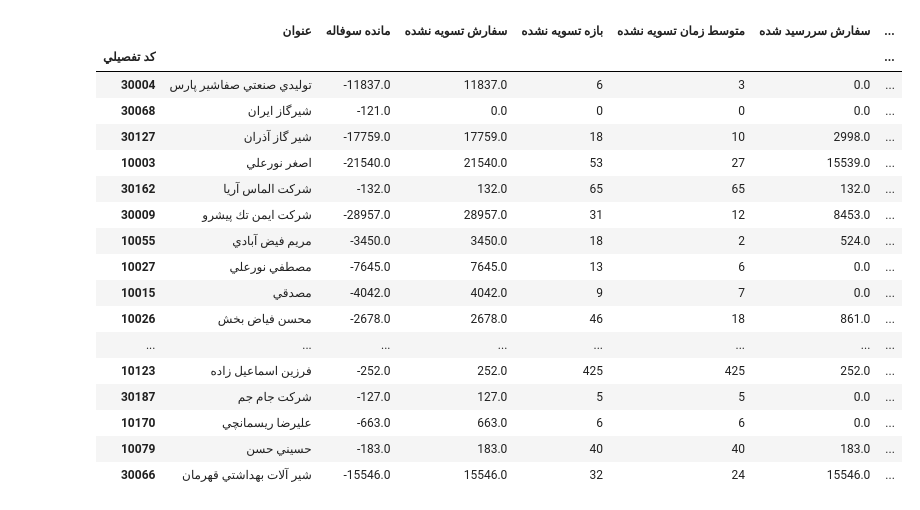
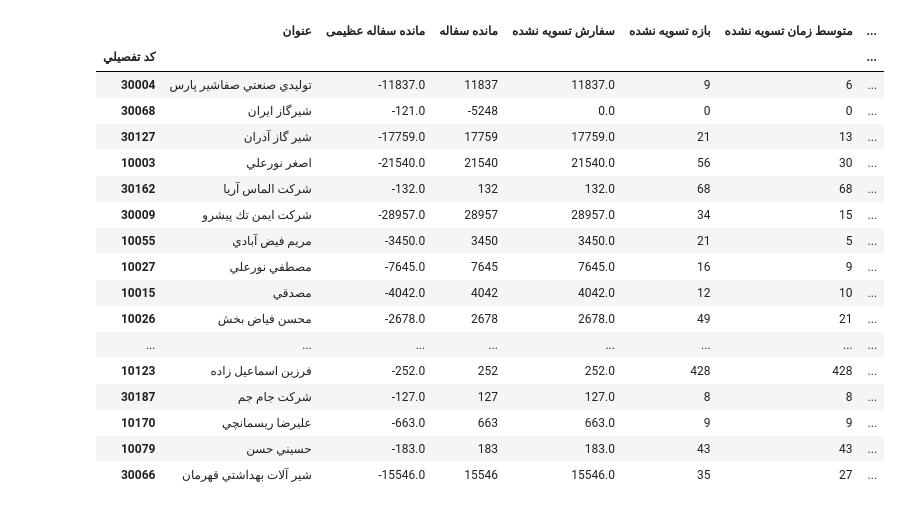
Before and after one commit to SahandSM/Chips_Report, a Jupyter notebook: main.ipynb, the cells around one changed output. Saved outputs shown, nothing was run; the diff lists cells and outputs as text; code cells hidden in the pictures.

```diff
--- a/main.ipynb
+++ b/main.ipynb
@@ -53,3 +49,11 @@ credit_in_days = 15
+# %%
+# set end date
+report_end_date = pd.Timestamp.now()
+# report_end_date = pd.to_datetime('2024-06-29')
+
+collective = collective[collective['تاريخ میلادی']<= report_end_date]
+
+credit_in_days = 15
 # %%
 collective['روز از ارسال سفارش تسویه نشده'] = pd.Timedelta(days=0)
 collective.loc[collective['سفارش تسویه نشده']>0,'روز از ارسال سفارش تسویه نشده'] = report_end_date - collective['تاريخ میلادی']
@@ -79,6 +97,8 @@ excel_file_path = 'Excel_report/collective.xlsx'
 # %%
 group_by_cust = collective.groupby('کد ردیابی',group_keys=False)
 group_by_cust_sum = group_by_cust.sum(numeric_only=True)
+group_by_cust_sum.loc[30068]
+group_by_cust_sum['مانده سفاله'] = (group_by_cust_sum['بدهکار'] - group_by_cust_sum['بستانکار']).round(0).fillna(0).astype(int)
 group_by_cust_sum['متوسط زمان تسویه نشده'] = (group_by_cust_sum['تسویه نشده × روز از ارسال'] / group_by_cust_sum['سفارش تسویه نشده']).round(0).fillna(0).astype(int)
 group_by_cust_sum['متوسط زمان سررسید شده'] = (group_by_cust_sum['سررسید شده × روز از ارسال'] / group_by_cust_sum['سفارش سررسید شده']).round(0).fillna(0).astype(int)
 group_by_cust_sum['متوسط تاخیر از سررسید'] = (group_by_cust_sum['سررسید شده × تاخیر از سررسید'] / group_by_cust_sum['سفارش سررسید شده']).round(0).fillna(0).astype(int)
@@ -91,2 +132,2 @@ merg_sum_days = pd.merge(group_by_cust_sum,group_by_cust_max_days,on='کد رد
 # %%
-report = merg_sum_days.iloc[:,[8,18,15,12,16,17]]
+report = merg_sum_days.iloc[:,[15,8,19,16,12,17,18]]
@@ -93,30 +151,31 @@ report = merg_sum_days.iloc[:,[8,18,15,12,16,17]]
 # %%
 Azimi_report = Azimi_report.iloc[:-1,:]
 Azimi_report = Azimi_report.loc[Azimi_report['مانده سوفاله']<0,:]
+Azimi_report = Azimi_report.rename(columns={'مانده سوفاله':'مانده سفاله عظیمی'})
 Azimi_report.index = Azimi_report.index.astype(int)
-report_filterred_by_azimi = pd.merge(Azimi_report[['عنوان','مانده سوفاله']],report,left_index=True,right_index=True,how='left')
-report_filterred_by_azimi['مغایرت عظیمی'] = report_filterred_by_azimi['مانده سوفاله'] + report_filterred_by_azimi['سفارش تسویه نشده']
+report_filterred_by_azimi = pd.merge(Azimi_report[['عنوان','مانده سفاله عظیمی']],report,left_index=True,right_index=True,how='left')
+report_filterred_by_azimi['مغایرت عظیمی'] = report_filterred_by_azimi['مانده سفاله عظیمی'] + report_filterred_by_azimi['مانده سفاله']
 report_filterred_by_azimi['سفارش تسویه نشده'] = report_filterred_by_azimi['سفارش تسویه نشده'].fillna(0)
 report_filterred_by_azimi['سفارش سررسید شده'] = report_filterred_by_azimi['سفارش سررسید شده'].fillna(0)
 report_filterred_by_azimi = report_filterred_by_azimi.fillna('-')
 report_filterred_by_azimi
 # %% [output]
-|  | عنوان | مانده سوفاله | سفارش تسویه نشده | بازه تسویه نشده | متوسط زمان تسویه نشده | سفارش سررسید شده | ... |
+|  | عنوان | مانده سفاله عظیمی | مانده سفاله | سفارش تسویه نشده | بازه تسویه نشده | متوسط زمان تسویه نشده | ... |
 | كد تفصيلي |  |  |  |  |  |  | ... |
-| 30004 | توليدي صنعتي صفاشير پارس | -11837.0 | 11837.0 | 6 | 3 | 0.0 | ... |
-| 30068 | شيرگاز ايران | -121.0 | 0.0 | 0 | 0 | 0.0 | ... |
-| 30127 | شير گاز آذران | -17759.0 | 17759.0 | 18 | 10 | 2998.0 | ... |
-| 10003 | اصغر نورعلي | -21540.0 | 21540.0 | 53 | 27 | 15539.0 | ... |
-| 30162 | شركت الماس آريا | -132.0 | 132.0 | 65 | 65 | 132.0 | ... |
-| 30009 | شركت ايمن تك پيشرو | -28957.0 | 28957.0 | 31 | 12 | 8453.0 | ... |
-| 10055 | مريم فيض آبادي | -3450.0 | 3450.0 | 18 | 2 | 524.0 | ... |
-| 10027 | مصطفي نورعلي | -7645.0 | 7645.0 | 13 | 6 | 0.0 | ... |
-| 10015 | مصدقي | -4042.0 | 4042.0 | 9 | 7 | 0.0 | ... |
-| 10026 | محسن فياض بخش | -2678.0 | 2678.0 | 46 | 18 | 861.0 | ... |
+| 30004 | توليدي صنعتي صفاشير پارس | -11837.0 | 11837 | 11837.0 | 9 | 6 | ... |
+| 30068 | شيرگاز ايران | -121.0 | -5248 | 0.0 | 0 | 0 | ... |
+| 30127 | شير گاز آذران | -17759.0 | 17759 | 17759.0 | 21 | 13 | ... |
+| 10003 | اصغر نورعلي | -21540.0 | 21540 | 21540.0 | 56 | 30 | ... |
+| 30162 | شركت الماس آريا | -132.0 | 132 | 132.0 | 68 | 68 | ... |
+| 30009 | شركت ايمن تك پيشرو | -28957.0 | 28957 | 28957.0 | 34 | 15 | ... |
+| 10055 | مريم فيض آبادي | -3450.0 | 3450 | 3450.0 | 21 | 5 | ... |
+| 10027 | مصطفي نورعلي | -7645.0 | 7645 | 7645.0 | 16 | 9 | ... |
+| 10015 | مصدقي | -4042.0 | 4042 | 4042.0 | 12 | 10 | ... |
+| 10026 | محسن فياض بخش | -2678.0 | 2678 | 2678.0 | 49 | 21 | ... |
 | ... | ... | ... | ... | ... | ... | ... | ... |
-| 10123 | فرزين اسماعيل زاده | -252.0 | 252.0 | 425 | 425 | 252.0 | ... |
-| 30187 | شركت جام جم | -127.0 | 127.0 | 5 | 5 | 0.0 | ... |
-| 10170 | عليرضا ريسمانچي | -663.0 | 663.0 | 6 | 6 | 0.0 | ... |
-| 10079 | حسيني حسن | -183.0 | 183.0 | 40 | 40 | 183.0 | ... |
-| 30066 | شير آلات بهداشتي قهرمان | -15546.0 | 15546.0 | 32 | 24 | 15546.0 | ... |
+| 10123 | فرزين اسماعيل زاده | -252.0 | 252 | 252.0 | 428 | 428 | ... |
+| 30187 | شركت جام جم | -127.0 | 127 | 127.0 | 8 | 8 | ... |
+| 10170 | عليرضا ريسمانچي | -663.0 | 663 | 663.0 | 9 | 9 | ... |
+| 10079 | حسيني حسن | -183.0 | 183 | 183.0 | 43 | 43 | ... |
+| 30066 | شير آلات بهداشتي قهرمان | -15546.0 | 15546 | 15546.0 | 35 | 27 | ... |
 # %%
```
Also changed, not shown: parts of 5 cells of this notebook.
